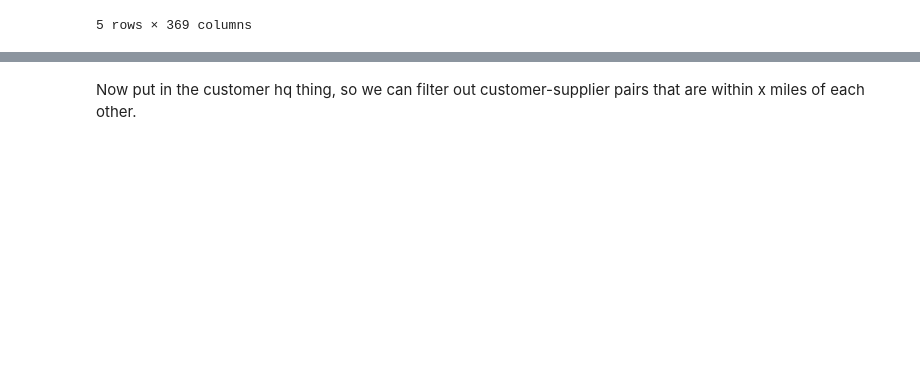
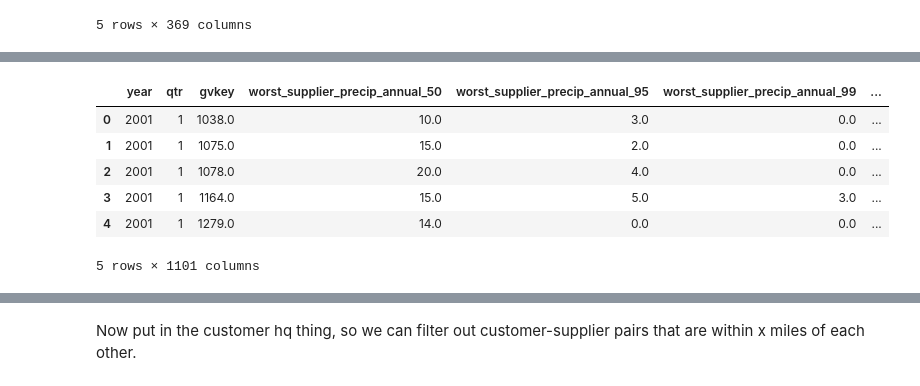
Before and after one commit to brianreed21/extremes, a Jupyter notebook: extremesCleaningCode/linkingExecute_indirect.ipynb, the cells around one changed output, grey strips where cells are left out. Drawn from its saved outputs; the diff is of its cells as text; code cells hidden in the pictures; blank space fills up the shorter version.

```diff
--- a/extremesCleaningCode/linkingExecute_indirect.ipynb
+++ b/extremesCleaningCode/linkingExecute_indirect.ipynb
@@ -965,0 +1015,10 @@ allIndirect.to_csv("../../data/companyData/allIndirect.csv")
+# %%
+allSupplierWeather.head()
+# %% [output]
+|  | year | qtr | gvkey | worst_supplier_precip_annual_50 | worst_supplier_precip_annual_95 | worst_supplier_precip_annual_99 | ... |
+| 0 | 2001 | 1 | 1038.0 | 10.0 | 3.0 | 0.0 | ... |
+| 1 | 2001 | 1 | 1075.0 | 15.0 | 2.0 | 0.0 | ... |
+| 2 | 2001 | 1 | 1078.0 | 20.0 | 4.0 | 0.0 | ... |
+| 3 | 2001 | 1 | 1164.0 | 15.0 | 5.0 | 3.0 | ... |
+| 4 | 2001 | 1 | 1279.0 | 14.0 | 0.0 | 0.0 | ... |
+5 rows × 1101 columns
```
Also changed, not shown: parts of 23 cells of this notebook, 5 other files.
